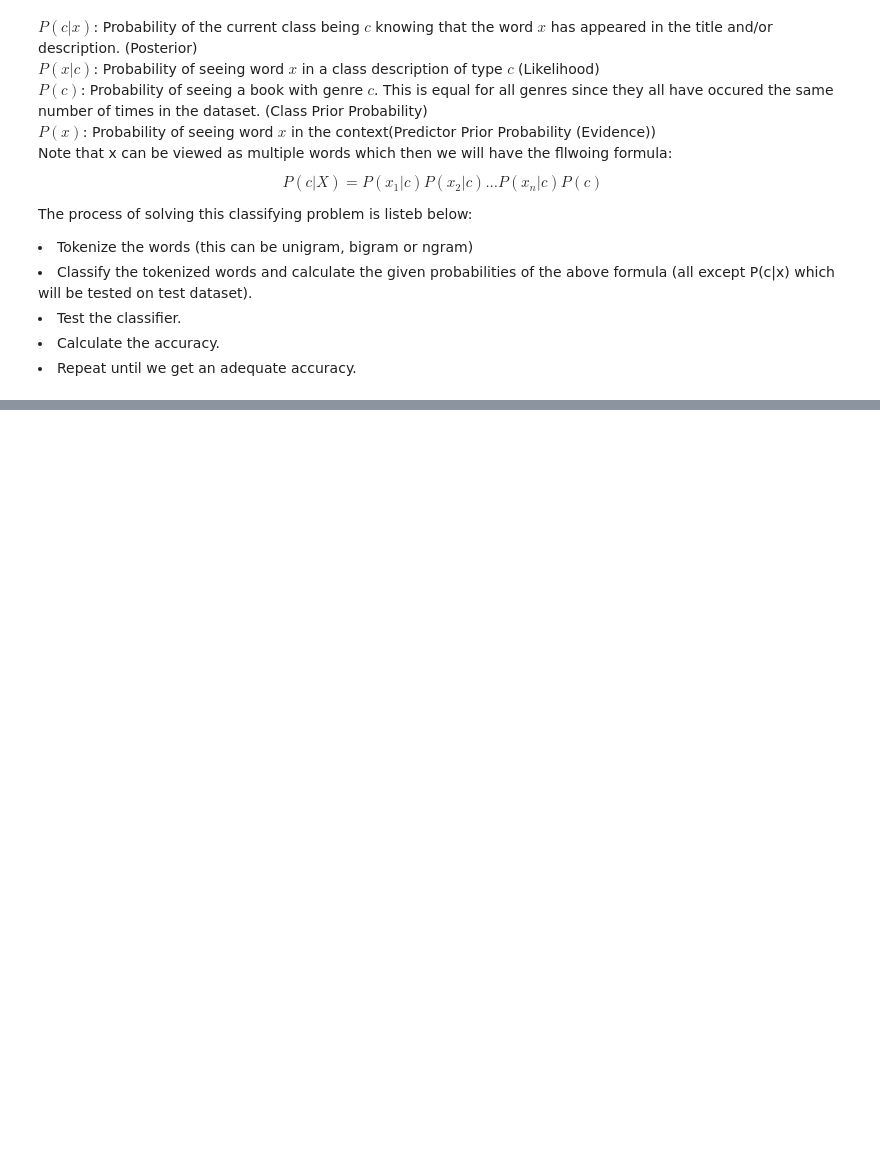
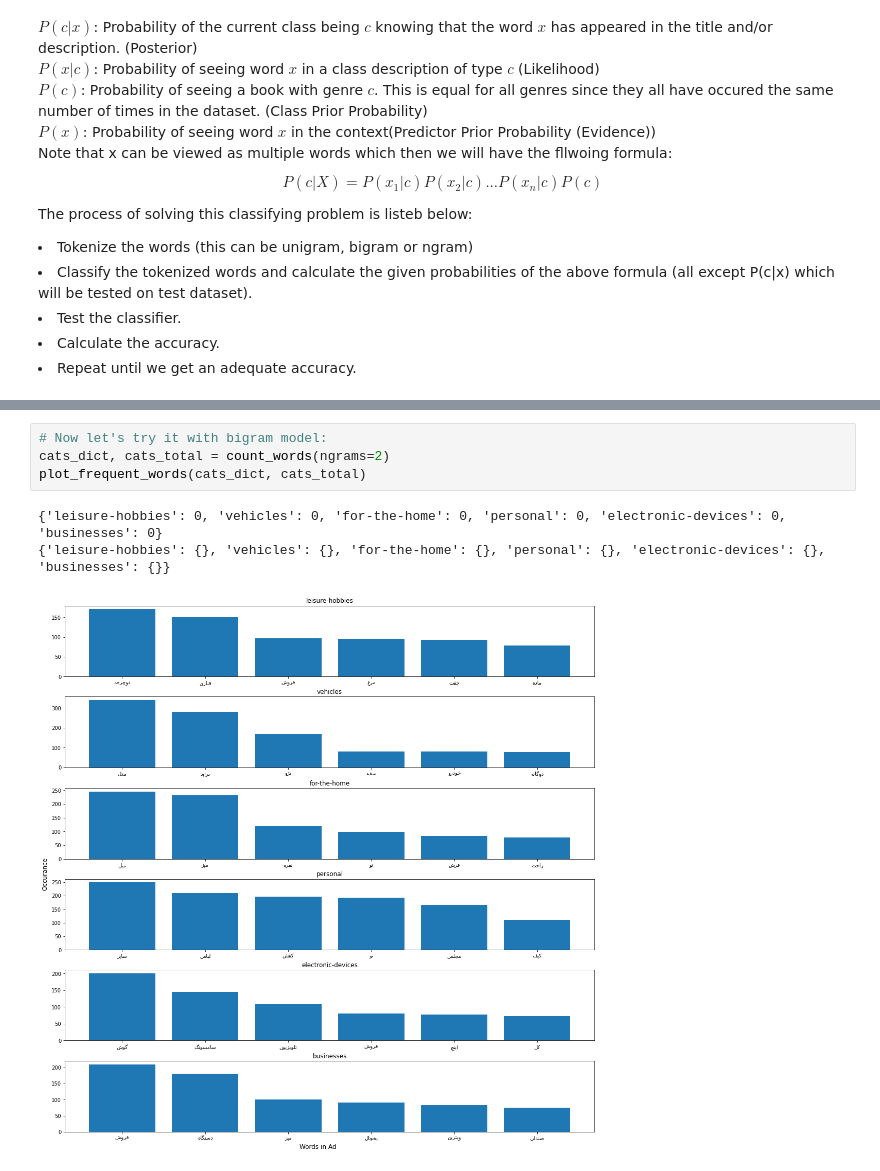
Before and after one commit to noushkia/Naive-Bayes-Classifier, a Jupyter notebook: AI_CA2_810198438.ipynb, the cells around one changed output, grey strips where cells are left out. Drawn from its saved outputs; the diff is of its cells as text; blank space fills up the shorter version.

```diff
--- a/AI_CA2_810198438.ipynb
+++ b/AI_CA2_810198438.ipynb
@@ -177,0 +252,8 @@ This example is extremly difficult! For this one, not only we need to check all
+# %%
+# Now let's try it with bigram model:
+cats_dict, cats_total = count_words(ngrams=2)
+plot_frequent_words(cats_dict, cats_total)
+# %% [output]
+{'leisure-hobbies': 0, 'vehicles': 0, 'for-the-home': 0, 'personal': 0, 'electronic-devices': 0, 'businesses': 0}
+{'leisure-hobbies': {}, 'vehicles': {}, 'for-the-home': {}, 'personal': {}, 'electronic-devices': {}, 'businesses': {}}
+[figure, added]
```
Also changed, not shown: parts of 34 cells of this notebook, 3 other files.
